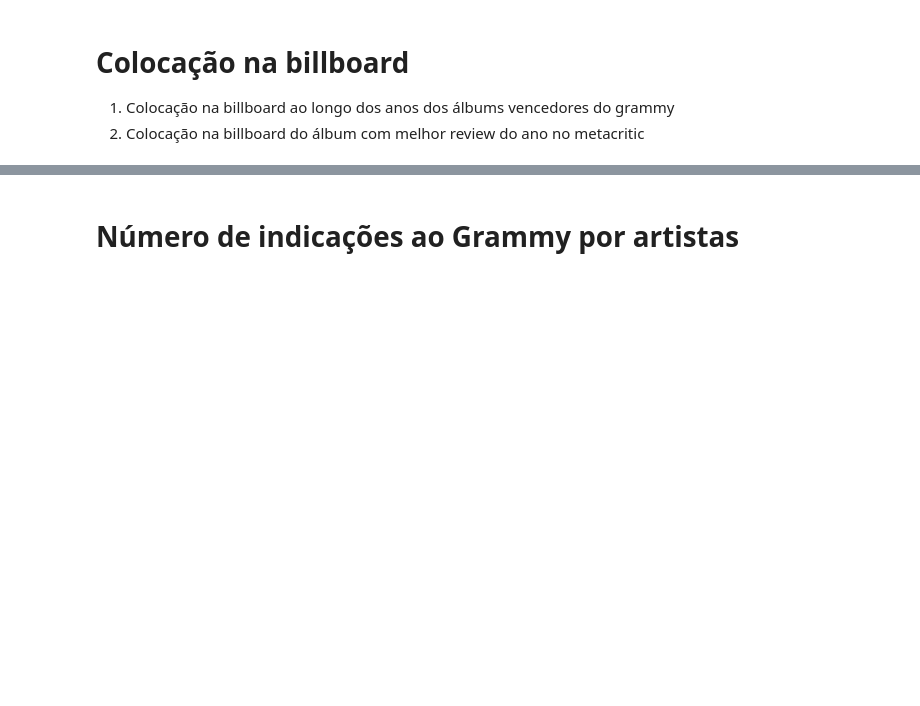
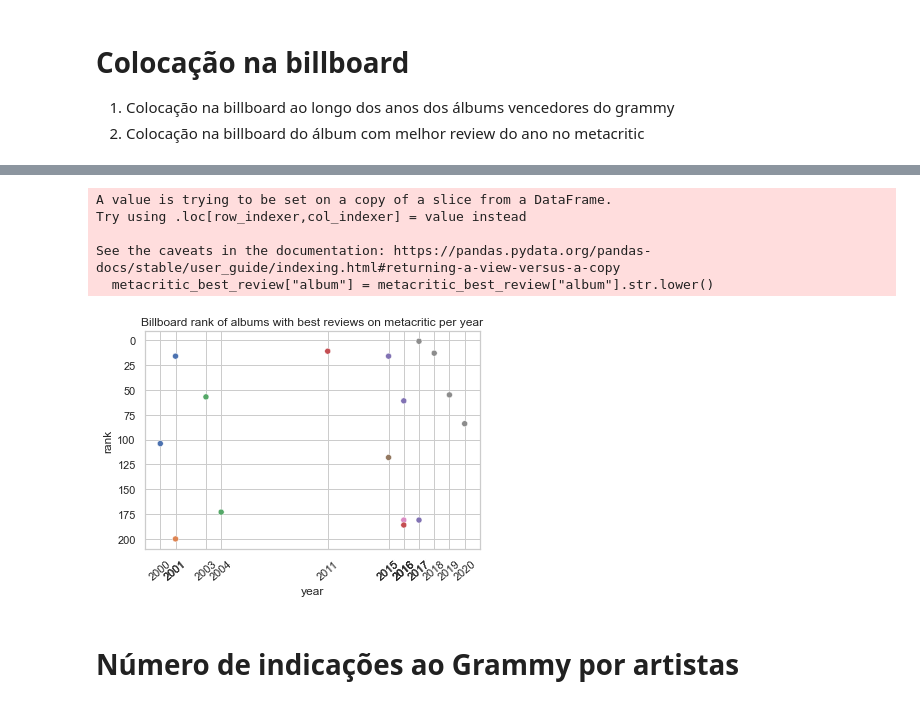
Before and after one commit to wainejr/CSB53, a Jupyter notebook: notebooks/graph_plots.ipynb, the cells around one changed output, grey strips where cells are left out. Cells and saved outputs as stored; diff of their text form; code cells hidden in the pictures; blank space fills up the shorter version.

```diff
--- a/notebooks/graph_plots.ipynb
+++ b/notebooks/graph_plots.ipynb
@@ -96,3 +120,44 @@ plt.show()
+# %%
+
+# ----------------------------------------------------------------------------------------
+# graph 3.2 - NOT READY
+billboard_albums_path = get_filename_billboard_data_all_years("csv")
+billboard_albums = pd.read_csv(
+    billboard_albums_path, encoding="utf-8", sep=CSV_SEP, quotechar=CSV_QUOTE
+)
+billboard_albums["album"] = billboard_albums["album"].str.lower()
+
+metacritic_albums_path = get_filename_metacritic_data_all_years("csv")
+metacritic_albums = pd.read_csv(
+    metacritic_albums_path, encoding="utf-8", sep=CSV_SEP, quotechar=CSV_QUOTE
+)
+metacritic_albums['year'] = pd.DatetimeIndex(metacritic_albums['release_date']).year
+idx = metacritic_albums.groupby(['year'])['metascore'].transform(max) == metacritic_albums['metascore']
+metacritic_best_review = metacritic_albums[idx]
+
+metacritic_best_review["album"] = metacritic_best_review["album"].str.lower()
+result_albums_bool = billboard_albums.album.isin(metacritic_best_review.album)
+result_albums = billboard_albums[result_albums_bool]
+
+
+plt.figure()  # 3.2 - NOT READY
+bx = sns.scatterplot(x="year", y="rank", hue="album", data=result_albums)
+bx.set(xticks=result_albums.year.values)
+bx.tick_params(axis='x', rotation=40)
+bx.invert_yaxis()
+bx.legend_.remove()  # find a way to show name albums without plot over the graph
+# plt.legend(bbox_to_anchor=(1.05, 1), loc=2, borderaxespad=0.)
+bx.set_title("Billboard rank of albums with best reviews on metacritic per year")
+
+plt.plot()
+plt.show()
+# %% [output]
+A value is trying to be set on a copy of a slice from a DataFrame.
+Try using .loc[row_indexer,col_indexer] = value instead
+
+See the caveats in the documentation: https://pandas.pydata.org/pandas-docs/stable/user_guide/indexing.html#returning-a-view-versus-a-copy
+  metacritic_best_review["album"] = metacritic_best_review["album"].str.lower()
+[figure, added]
 # %% [markdown]
 # Número de indicações ao Grammy por artistas
 # %%
```
Also changed, not shown: parts of 5 cells of this notebook, 3 other files.
